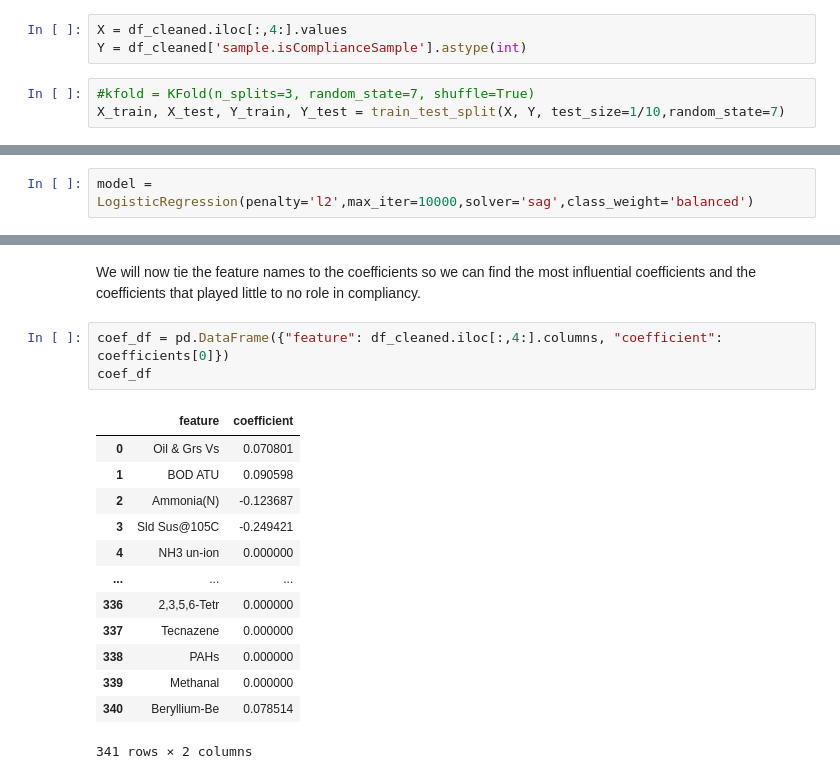
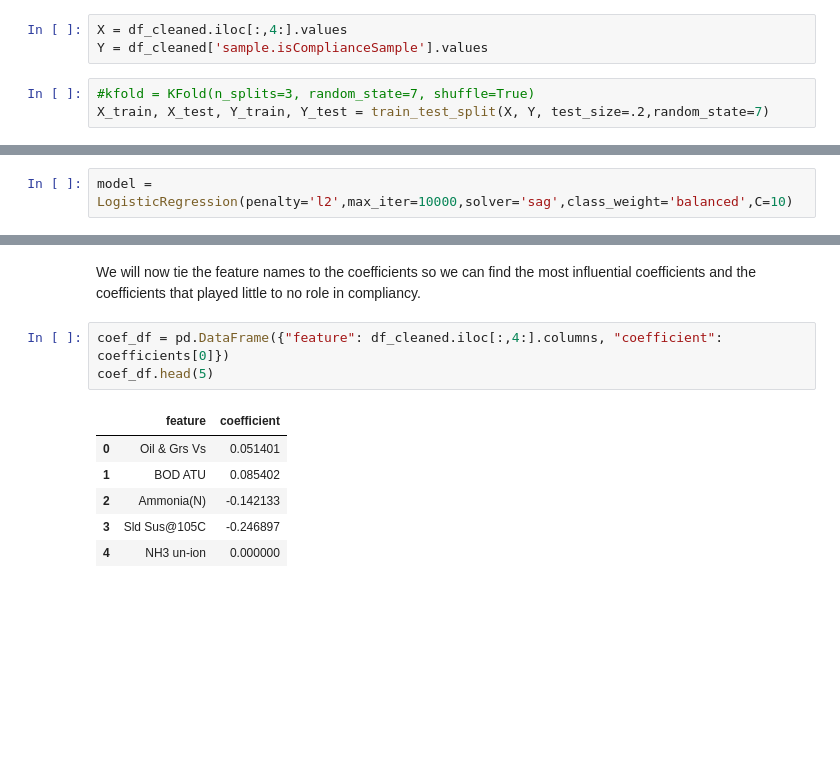
Before and after one commit to AngelAguirre7/water_compliance_project, a Jupyter notebook: Water_Compliance.ipynb, the cells around one changed output, grey strips where cells are left out. Drawn from its saved outputs; the diff is of its cells as text; blank space fills up the shorter version.

```diff
--- a/Water_Compliance.ipynb
+++ b/Water_Compliance.ipynb
@@ -233,9 +229,9 @@ Since we have a lot of data a straight forward 90/10 split will be implemented.
 # %%
 X = df_cleaned.iloc[:,4:].values
-Y = df_cleaned['sample.isComplianceSample'].astype(int)
+Y = df_cleaned['sample.isComplianceSample'].values
 # %%
 #kfold = KFold(n_splits=3, random_state=7, shuffle=True)
-X_train, X_test, Y_train, Y_test = train_test_split(X, Y, test_size=1/10,random_state=7)
+X_train, X_test, Y_train, Y_test = train_test_split(X, Y, test_size=.2,random_state=7)
 # %%
 scaler = StandardScaler()
 X_train_scaled = scaler.fit_transform(X_train)
@@ -257,2 +255,2 @@ I will be working with the following parameters:
 # %%
-model = LogisticRegression(penalty='l2',max_iter=10000,solver='sag',class_weight='balanced')
+model = LogisticRegression(penalty='l2',max_iter=10000,solver='sag',class_weight='balanced',C=10)
@@ -310,19 +313,12 @@ Index(['Oil & Grs Vs', 'BOD ATU', 'Ammonia(N)', 'Sld Sus@105C', 'NH3 un-ion',
 We will now tie the feature names to the coefficients so we can find the most influential coefficients and the coefficients that played little to no role in compliancy.
 # %%
 coef_df = pd.DataFrame({"feature": df_cleaned.iloc[:,4:].columns, "coefficient": coefficients[0]})
-coef_df
+coef_df.head(5)
 # %% [output]
 |  | feature | coefficient |
-| 0 | Oil & Grs Vs | 0.070801 |
-| 1 | BOD ATU | 0.090598 |
-| 2 | Ammonia(N) | -0.123687 |
-| 3 | Sld Sus@105C | -0.249421 |
+| 0 | Oil & Grs Vs | 0.051401 |
+| 1 | BOD ATU | 0.085402 |
+| 2 | Ammonia(N) | -0.142133 |
+| 3 | Sld Sus@105C | -0.246897 |
 | 4 | NH3 un-ion | 0.000000 |
-| ... | ... | ... |
-| 336 | 2,3,5,6-Tetr | 0.000000 |
-| 337 | Tecnazene | 0.000000 |
-| 338 | PAHs | 0.000000 |
-| 339 | Methanal | 0.000000 |
-| 340 | Beryllium-Be | 0.078514 |
-341 rows × 2 columns
 # %%
```
Also changed, not shown: parts of 16 cells of this notebook.
